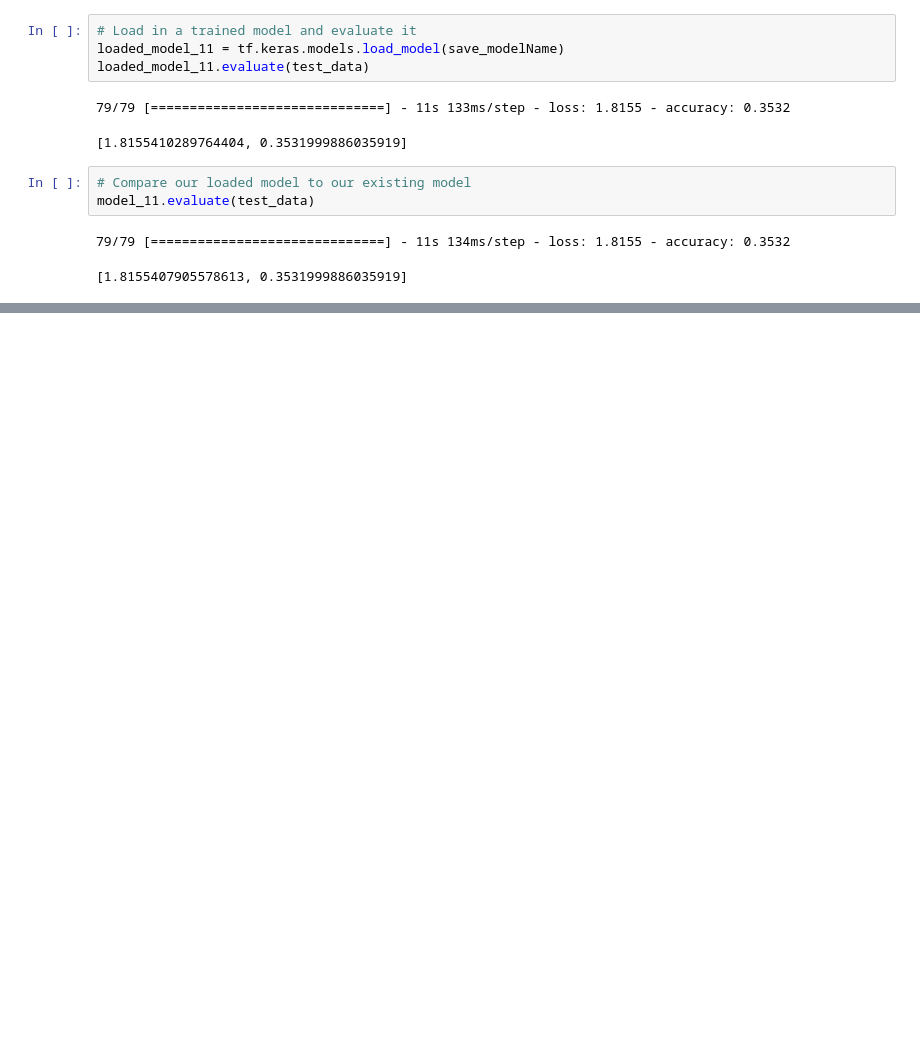
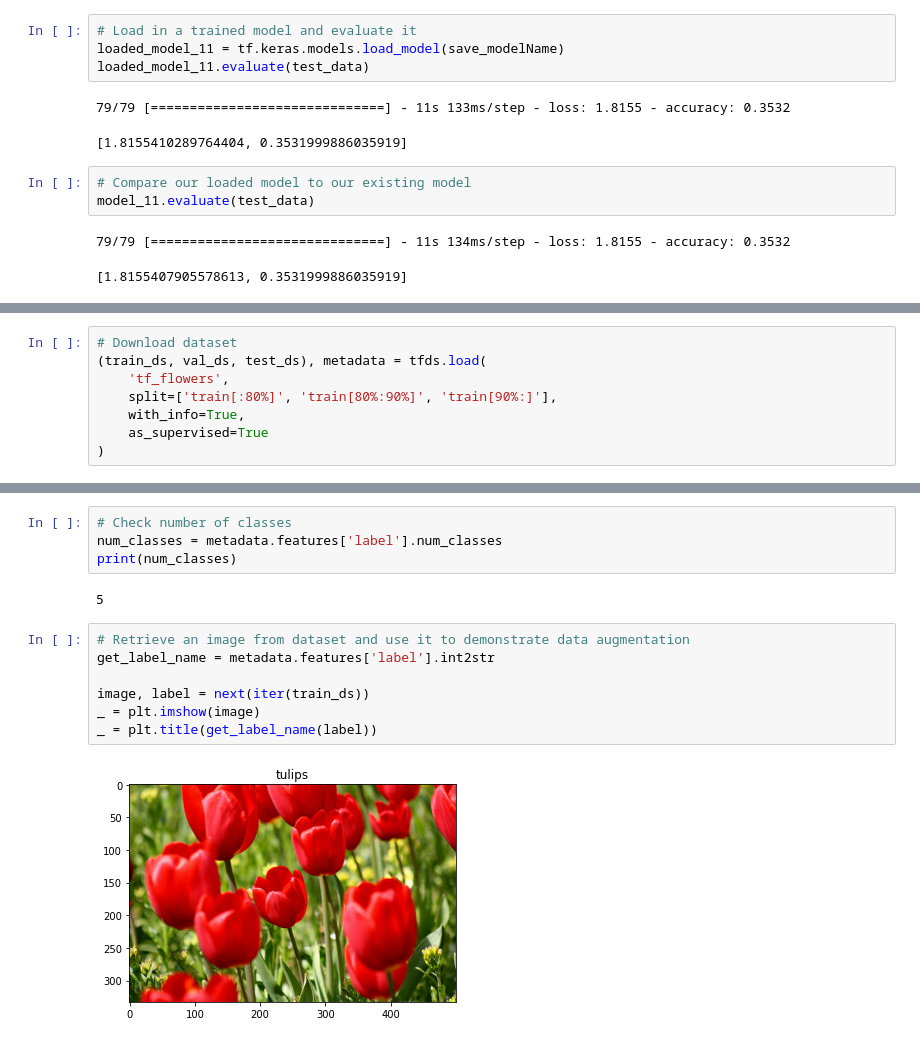
Before and after one commit to sonpn82/Tensor-flow-Developer-Certification-Exam, a Jupyter notebook: 03_introduction_to_computer_vision_with_tensorflow_video.ipynb, the cells around one changed output, grey strips where cells are left out. Saved outputs shown, nothing was run; the diff lists cells and outputs as text; blank space fills up the shorter version.

```diff
--- a/03_introduction_to_computer_vision_with_tensorflow_video.ipynb
+++ b/03_introduction_to_computer_vision_with_tensorflow_video.ipynb
@@ -1719,0 +1729,8 @@ model_11.evaluate(test_data)
+# %%
+# Download dataset
+(train_ds, val_ds, test_ds), metadata = tfds.load(
+    'tf_flowers',
+    split=['train[:80%]', 'train[80%:90%]', 'train[90%:]'],
+    with_info=True,
+    as_supervised=True
+)
@@ -1719,0 +1744,15 @@ model_11.evaluate(test_data)
+# %%
+# Check number of classes
+num_classes = metadata.features['label'].num_classes
+print(num_classes)
+# %% [output]
+5
+# %%
+# Retrieve an image from dataset and use it to demonstrate data augmentation
+get_label_name = metadata.features['label'].int2str
+
+image, label = next(iter(train_ds))
+_ = plt.imshow(image)
+_ = plt.title(get_label_name(label))
+# %% [output]
+[figure, added]
```
Also changed, not shown: parts of 7 cells of this notebook.
